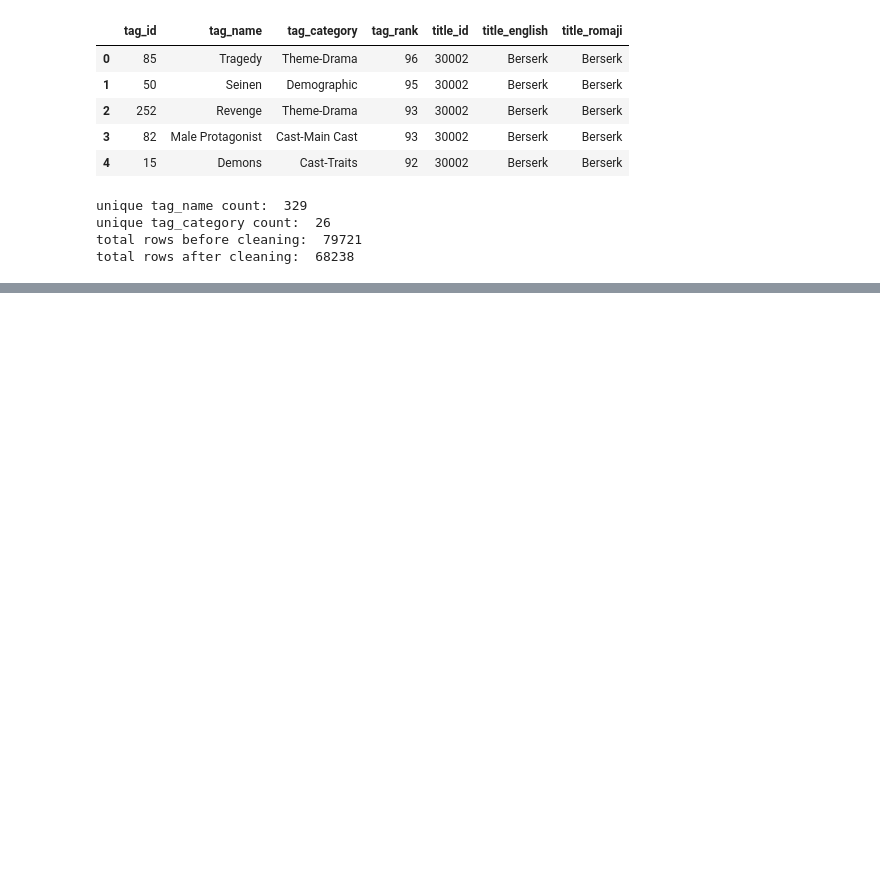
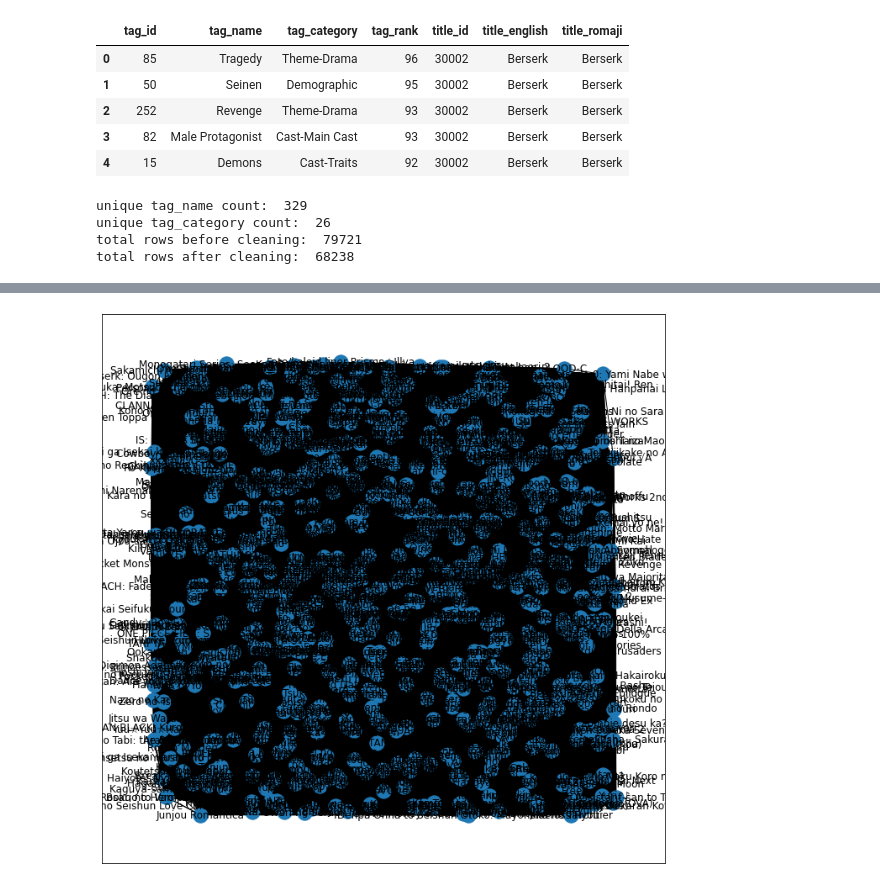
Before and after one commit to doyoung-umich/pj_otaku, a Jupyter notebook: Ryota/Network analysis of studios and staff.ipynb, the cells around one changed output, grey strips where cells are left out. Cells and saved outputs as stored; diff of their text form; code cells hidden in the pictures; blank space fills up the shorter version.

Commit message:
[edit] attempt to visualize title network

```diff
--- a/Ryota/Network analysis of studios and staff.ipynb
+++ b/Ryota/Network analysis of studios and staff.ipynb
@@ -176,0 +174,25 @@ interactive_network_viz(g, ["name", "edge_count", "top_3_associations"], "#bcbd2
+# %%
+# limit it to df where its status is "COMPLETED"
+print(len(df_mlist_titles))
+df_mlist_titles = df_mlist_titles[df_mlist_titles["status"]=="COMPLETED"]
+print(len(df_mlist_titles))
+
+# limit the data to only those users with high engagement (more than 50 title registrations)
+users_to_keep = df_mlist_titles["user_id"].value_counts().loc[lambda x: x > 50].reset_index()["index"]
+
+# limit the data to only popular titles
+print(len(df_mlist_titles["title_id"].unique()))
+titles_to_keep = df_mlist_titles["title_id"].value_counts().loc[lambda x: x > 500].reset_index()["index"]
+
+# filter
+df_mlist_titles_limit = df_mlist_titles[(df_mlist_titles["user_id"].isin(users_to_keep)) & (df_mlist_titles["title_id"].isin(titles_to_keep))]
+print(len(df_mlist_titles_limit))
+
+# get random "n" users
+print(len(df_mlist_titles_limit["user_id"].unique()))
+idx = np.random.randint(len(df_mlist_titles_limit["user_id"].unique()), size=300) # 300 users
+random_users = df_mlist_titles_limit["user_id"].unique()[idx]
+
+df_mlist_titles_limit = df_mlist_titles_limit[df_mlist_titles_limit["user_id"].isin(random_users)]
+print(len(df_mlist_titles_limit))
+display(df_mlist_titles_limit)
@@ -176,0 +219,22 @@ interactive_network_viz(g, ["name", "edge_count", "top_3_associations"], "#bcbd2
+# %%
+df_weight = create_edge_df(df_mlist_titles_limit, "user_id", "title_romaji", 2)
+g = create_graph(df_weight)
+# %%
+# interactive_network_viz(g, ["name", "edge_count"])
+
+pos = nx.random_layout(g)
+plt.figure(3,figsize=(12,12))
+nx.draw_networkx(g, pos=pos)
+plt.show()
+# e = nxa.draw_networkx_edges(g, pos=pos)
+# n = nxa.draw_networkx_nodes(g, pos=pos)
+# n = n.mark_circle(color=node_color, opacity=0.8).encode(
+#     size=alt.Size("edge_count:Q", scale=alt.Scale(range=[50, 1000])),
+#     tooltip=tool_tip_list
+# )
+# e = e.mark_line(color=edge_color).encode(
+#     strokeWidth=alt.Size("weight:Q", scale=alt.Scale(range=[0.1, 5]), legend=None)
+# )
+# viz = (e+n).properties(width=800, height=800)
+# %% [output]
+[figure, added]
```
Also changed, not shown: parts of 5 cells of this notebook.
